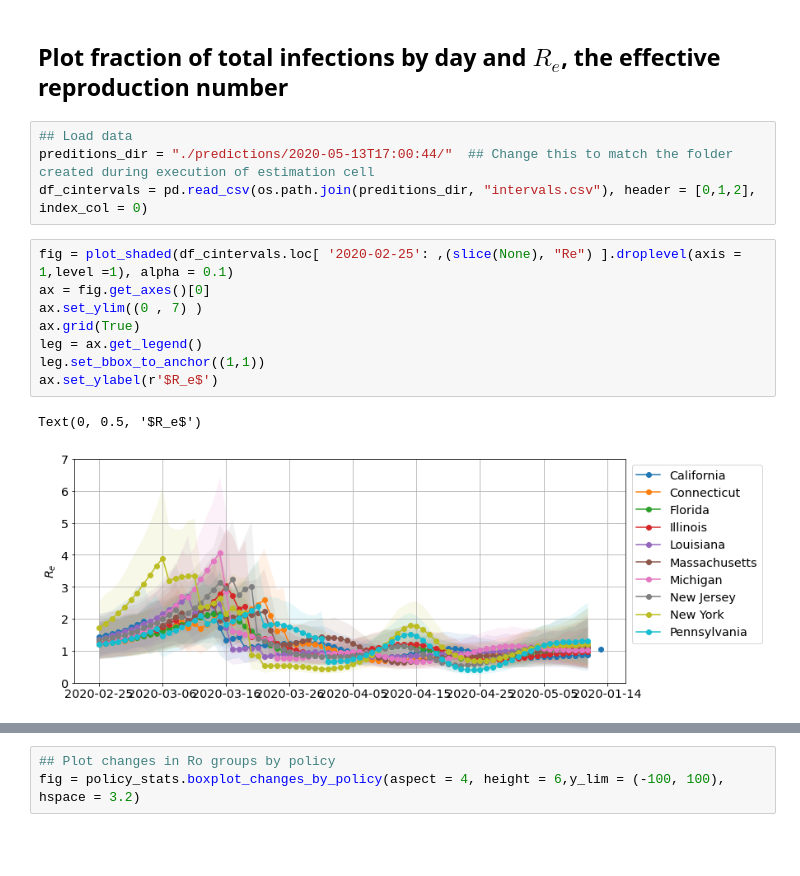
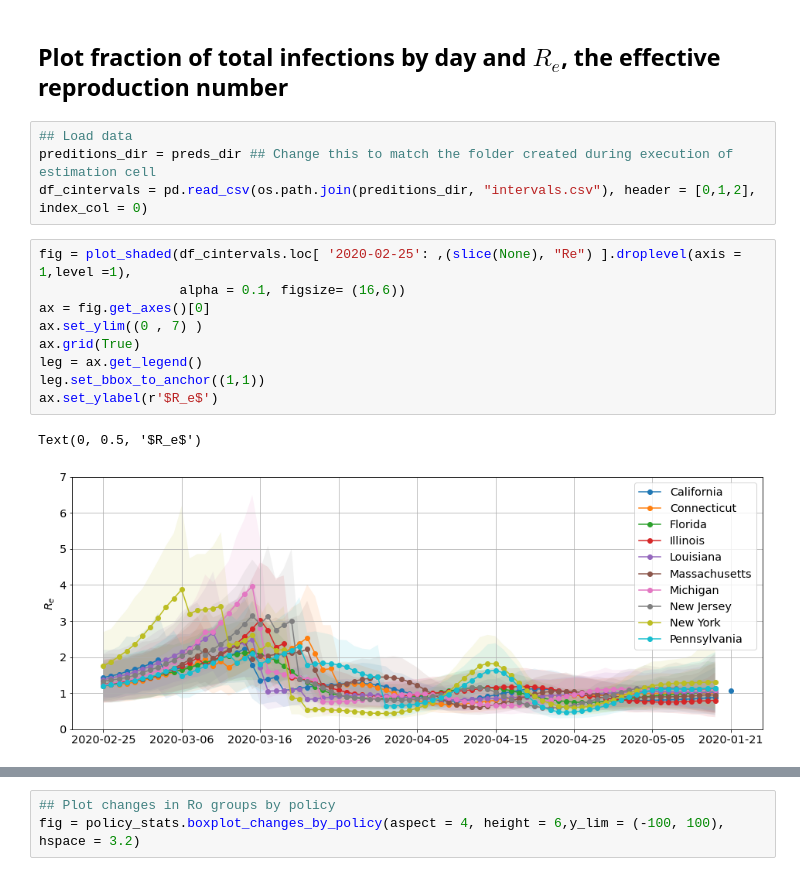
Before and after one commit to afinneg2/RZeroTools, a Jupyter notebook: example_notebooks/Re_changes_vs_policy.ipynb, the cells around one changed output, grey strips where cells are left out. Cells and saved outputs as stored; diff of their text form; blank space fills up the shorter version.

```diff
--- a/example_notebooks/Re_changes_vs_policy.ipynb
+++ b/example_notebooks/Re_changes_vs_policy.ipynb
@@ -211,19 +195,20 @@ fig.tight_layout()
 ## Plot fraction of total infections by day and $R_e$, the effective reproduction number
 # %%
 ## Load data
-preditions_dir = "./predictions/2020-05-13T17:00:44/"  ## Change this to match the folder created during execution of estimation cell
+preditions_dir = preds_dir ## Change this to match the folder created during execution of estimation cell
 df_cintervals = pd.read_csv(os.path.join(preditions_dir, "intervals.csv"), header = [0,1,2], index_col = 0)
 # %%
-fig = plot_shaded(df_cintervals.loc[ '2020-02-25': ,(slice(None), "Re") ].droplevel(axis = 1,level =1), alpha = 0.1)
+fig = plot_shaded(df_cintervals.loc[ '2020-02-25': ,(slice(None), "Re") ].droplevel(axis = 1,level =1),
+                  alpha = 0.1, figsize= (16,6))
 ax = fig.get_axes()[0]
 ax.set_ylim((0 , 7) )
 ax.grid(True)
 leg = ax.get_legend()
 leg.set_bbox_to_anchor((1,1))
 ax.set_ylabel(r'$R_e$')
 # %% [output]
 Text(0, 0.5, '$R_e$')
-[figure, old version]
+[figure, new version]
 # %%
 fig = plot_shaded(df_cintervals.loc[ '2020-03-10': ,(slice(None), "p_i") ].droplevel(axis = 1,level =1),
                                            alpha = 0.1,figsize = (16,6))
```
Also changed, not shown: parts of 9 cells of this notebook.
